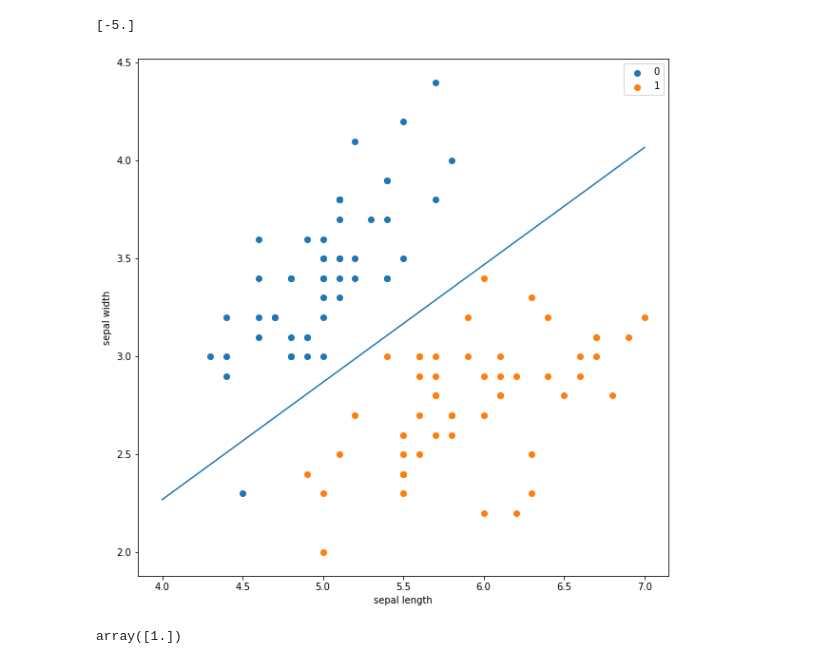
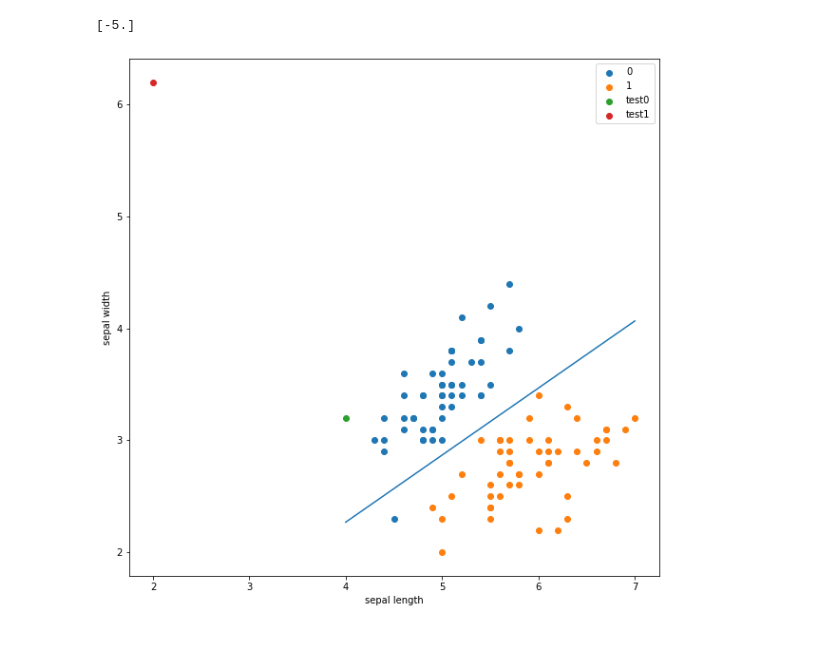
Before and after one commit to SoulJaZhao/Statistical-Learning-Method, a Jupyter notebook: Core ML Perceptron.ipynb, the cells around one changed output. Cells and saved outputs as stored; diff of their text form; code cells hidden in the pictures.

```diff
--- a/Core ML Perceptron.ipynb
+++ b/Core ML Perceptron.ipynb
@@ -150,21 +154,18 @@ print(clf.intercept_)
 # %%
 plt.figure(figsize=(10,10))
 plt.scatter(data_0['sepal length'], data_0['sepal width'], label='0')
 plt.scatter(data_1['sepal length'], data_1['sepal width'], label='1')
+plt.scatter(4.0, 3.2, label='test0')
+plt.scatter(2.0, 6.2, label='test1')
 
 x_ponits = np.arange(4, 8)
 y_ = -(clf.coef_[0][0]*x_ponits + clf.intercept_)/clf.coef_[0][1]
 plt.plot(x_ponits, y_)
 
 plt.grid(False)
 plt.xlabel('sepal length')
 plt.ylabel('sepal width')
 plt.legend()
 plt.show()
 # %% [output]
-[figure, old version]
+[figure, new version]
-# %%
-pred = clf.predict([[6.7, 3.5]])
-pred
-# %% [output]
-array([1.])
```
Also changed, not shown: parts of 1 cell of this notebook, 10 other files.
